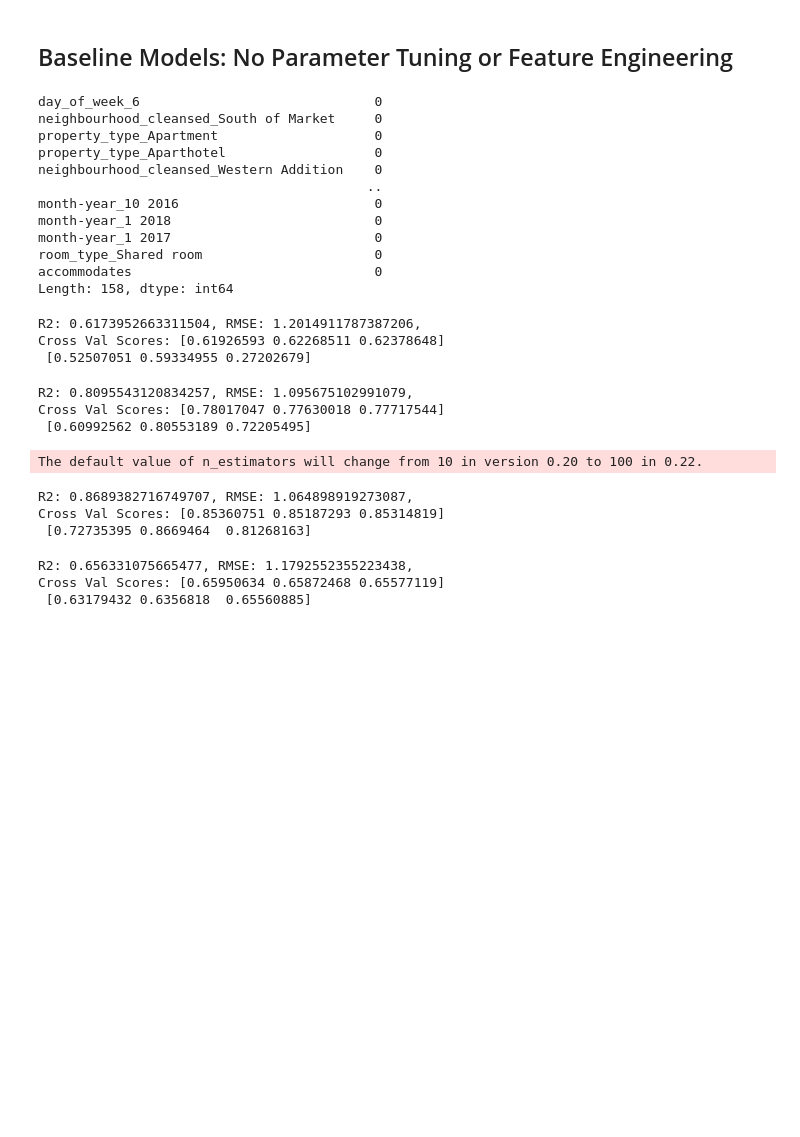
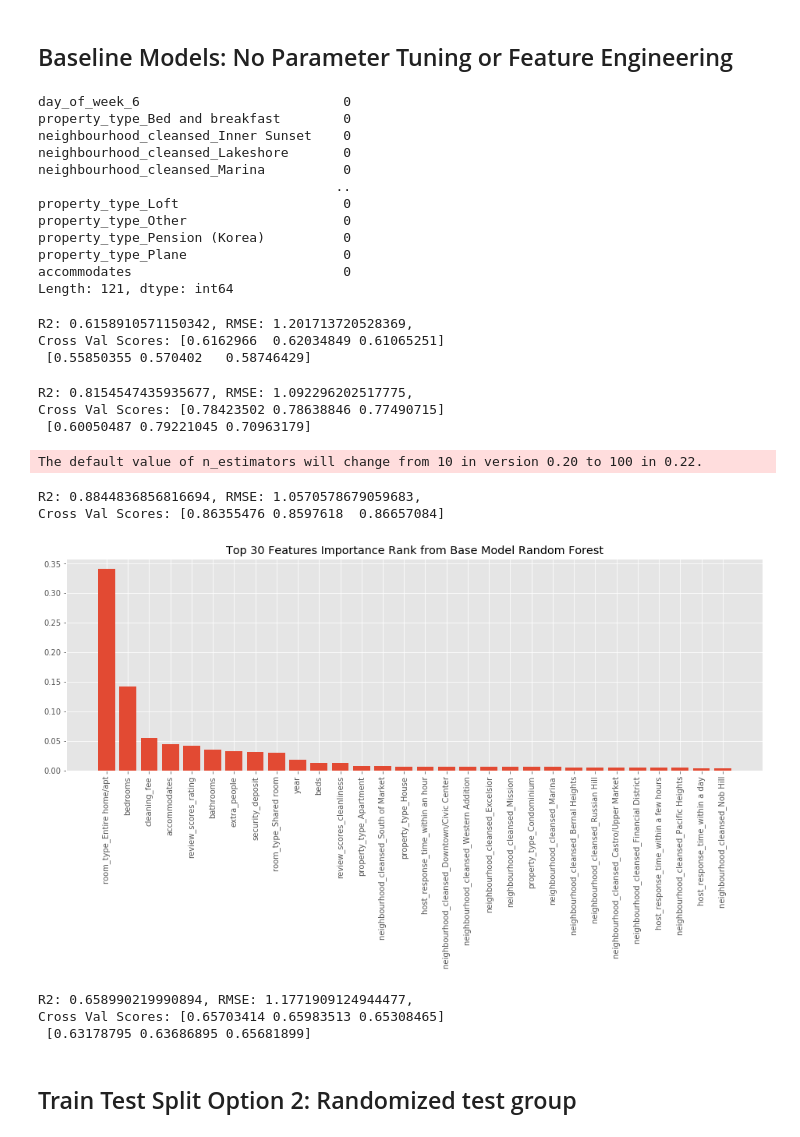
Before and after one commit to sherryduong93/Predict_AirBnB_Listings, a Jupyter notebook: Model_Tracking.ipynb, the cells around one changed output. Cells and saved outputs as stored; diff of their text form; code cells hidden in the pictures; blank space fills up the shorter version.

Commit message:
added graphs and model updates

```diff
--- a/Model_Tracking.ipynb
+++ b/Model_Tracking.ipynb
@@ -153,31 +153,30 @@ from sklearn.metrics import mean_squared_error
 features=['accommodates','bathrooms', 'bed_type','bedrooms', 'beds','cleaning_fee',
           'extra_people', 'host_response_time',
          'neighbourhood_cleansed','property_type','review_scores_cleanliness',
-          'review_scores_rating', 'room_type', 'security_deposit', 'month-year',
-          'month','day_of_week']
+          'review_scores_rating', 'room_type', 'security_deposit', 'month','day_of_week','year']
 X = train_df[features]
 y = train_df['price'].apply(np.log)
 # %%
 X = pd.get_dummies(X, columns=['bed_type','host_response_time',
                            'neighbourhood_cleansed','property_type',
-                           'room_type', 'month-year','month','day_of_week'])
+                           'room_type','month','day_of_week'])
 # %%
 X_train, X_val, y_train, y_val = train_test_split(X, y, test_size=0.3)
 # %%
 X_train.isnull().sum().sort_values(ascending=False)
 # %% [output]
-day_of_week_6                              0
-neighbourhood_cleansed_South of Market     0
-property_type_Apartment                    0
-property_type_Aparthotel                   0
-neighbourhood_cleansed_Western Addition    0
-                                          ..
-month-year_10 2016                         0
-month-year_1 2018                          0
-month-year_1 2017                          0
-room_type_Shared room                      0
-accommodates                               0
-Length: 158, dtype: int64
+day_of_week_6                          0
+property_type_Bed and breakfast        0
+neighbourhood_cleansed_Inner Sunset    0
+neighbourhood_cleansed_Lakeshore       0
+neighbourhood_cleansed_Marina          0
+                                      ..
+property_type_Loft                     0
+property_type_Other                    0
+property_type_Pension (Korea)          0
+property_type_Plane                    0
+accommodates                           0
+Length: 121, dtype: int64
 # %%
 estimator = LinearRegression()
 model = estimator.fit(X_train,y_train)
@@ -185,12 +184,11 @@ preds = model.predict(X_val)
 r2 = model.score(X_val, y_val)
 rmse = mean_squared_error(preds, y_val)
 cs_val = cross_val_score(estimator, X_train, y_train, cv=3)
-cs_val2 = cross_val_score(estimator, X, y, cv=3)
-print(f'R2: {r2}, RMSE: {np.exp(rmse)},\nCross Val Scores: {cs_val}\n {cs_val2}')
+print(f'R2: {r2}, RMSE: {np.exp(rmse)},\nCross Val Scores: {cs_val}')
 # %% [output]
-R2: 0.6173952663311504, RMSE: 1.2014911787387206,
-Cross Val Scores: [0.61926593 0.62268511 0.62378648]
- [0.52507051 0.59334955 0.27202679]
+R2: 0.6158910571150342, RMSE: 1.201713720528369,
+Cross Val Scores: [0.6162966  0.62034849 0.61065251]
+ [0.55850355 0.570402   0.58746429]
 # %%
 estimator = DecisionTreeRegressor()
 model = estimator.fit(X_train,y_train)
@@ -198,12 +196,11 @@ preds = model.predict(X_val)
 r2 = model.score(X_val, y_val)
 rmse = mean_squared_error(preds, y_val)
 cs_val = cross_val_score(estimator, X_train, y_train, cv=3)
-cs_val2 = cross_val_score(estimator, X, y, cv=3)
-print(f'R2: {r2}, RMSE: {np.exp(rmse)},\nCross Val Scores: {cs_val}\n {cs_val2}')
+print(f'R2: {r2}, RMSE: {np.exp(rmse)},\nCross Val Scores: {cs_val}')
 # %% [output]
-R2: 0.8095543120834257, RMSE: 1.095675102991079,
-Cross Val Scores: [0.78017047 0.77630018 0.77717544]
- [0.60992562 0.80553189 0.72205495]
+R2: 0.8154547435935677, RMSE: 1.092296202517775,
+Cross Val Scores: [0.78423502 0.78638846 0.77490715]
+ [0.60050487 0.79221045 0.70963179]
 # %%
 estimator = RandomForestRegressor()
 model = estimator.fit(X_train,y_train)
@@ -211,13 +208,24 @@ preds = model.predict(X_val)
 r2 = model.score(X_val, y_val)
 rmse = mean_squared_error(preds, y_val)
 cs_val = cross_val_score(estimator, X_train, y_train, cv=3)
-cs_val2 = cross_val_score(estimator, X, y, cv=3)
-print(f'R2: {r2}, RMSE: {np.exp(rmse)},\nCross Val Scores: {cs_val}\n {cs_val2}')
+print(f'R2: {r2}, RMSE: {np.exp(rmse)},\nCross Val Scores: {cs_val}')
 # %% [output]
 The default value of n_estimators will change from 10 in version 0.20 to 100 in 0.22.
-R2: 0.8689382716749707, RMSE: 1.064898919273087,
-Cross Val Scores: [0.85360751 0.85187293 0.85314819]
- [0.72735395 0.8669464  0.81268163]
+R2: 0.8844836856816694, RMSE: 1.0570578679059683,
+Cross Val Scores: [0.86355476 0.8597618  0.86657084]
+# %%
+rf_features = X_train.columns
+rf_feature_imp = model.feature_importances_
+feat_df = pd.DataFrame(rf_feature_imp, index=rf_features,
+                       columns=['weight']).sort_values('weight',ascending=False)[:30]
+plt.figure(figsize=(16,5))
+plt.bar(x=feat_df.index, height=feat_df['weight'])
+plt.xticks(rotation=90)
+plt.title('Top 30 Features Importance Rank from Base Model Random Forest')
+plt.show()
+# plt.savefig('Graphs/Feature_imp_BaseModel_RF.png', dpi = 300)
+# %% [output]
+[figure, added]
 # %%
 estimator = GradientBoostingRegressor()
 model = estimator.fit(X_train,y_train)
@@ -225,9 +233,10 @@ preds = model.predict(X_val)
 r2 = model.score(X_val, y_val)
 rmse = mean_squared_error(preds, y_val)
 cs_val = cross_val_score(estimator, X_train, y_train, cv=3)
-cs_val2 = cross_val_score(estimator, X, y, cv=3)
-print(f'R2: {r2}, RMSE: {np.exp(rmse)},\nCross Val Scores: {cs_val}\n {cs_val2}')
+print(f'R2: {r2}, RMSE: {np.exp(rmse)},\nCross Val Scores: {cs_val}')
 # %% [output]
-R2: 0.656331075665477, RMSE: 1.1792552355223438,
-Cross Val Scores: [0.65950634 0.65872468 0.65577119]
- [0.63179432 0.6356818  0.65560885]
+R2: 0.658990219990894, RMSE: 1.1771909124944477,
+Cross Val Scores: [0.65703414 0.65983513 0.65308465]
+ [0.63178795 0.63686895 0.65681899]
+# %% [markdown]
+## Train Test Split Option 2: Randomized test group
```
Also changed, not shown: parts of 23 cells of this notebook, 8 other files.
